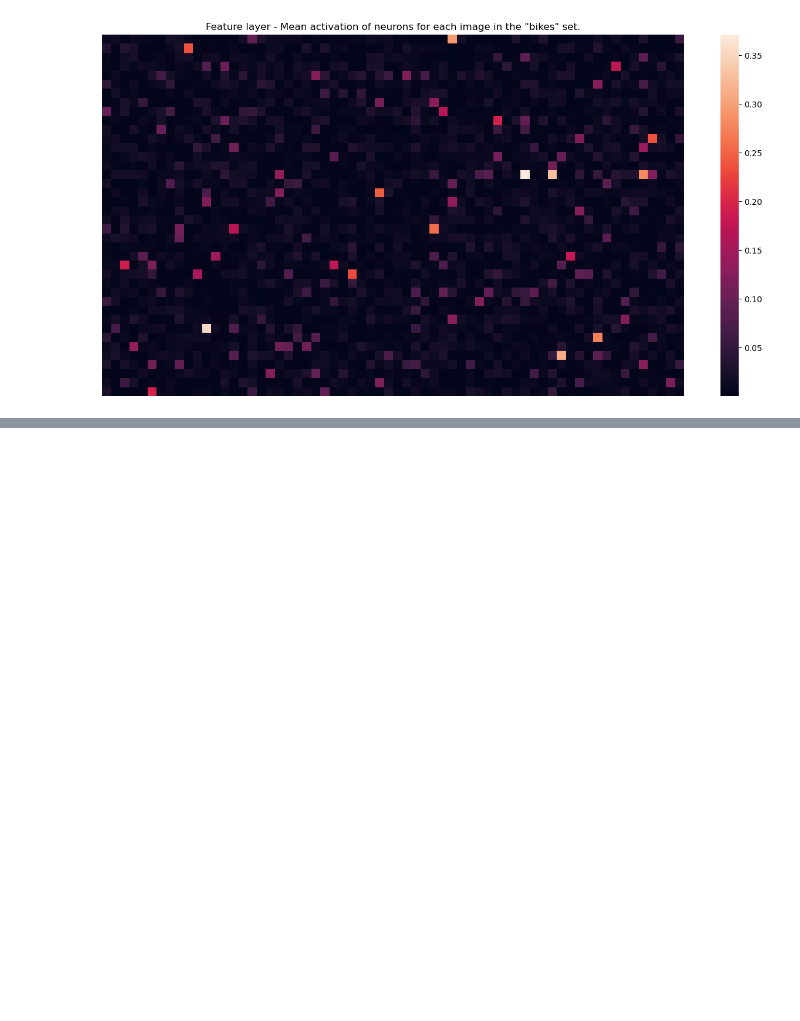
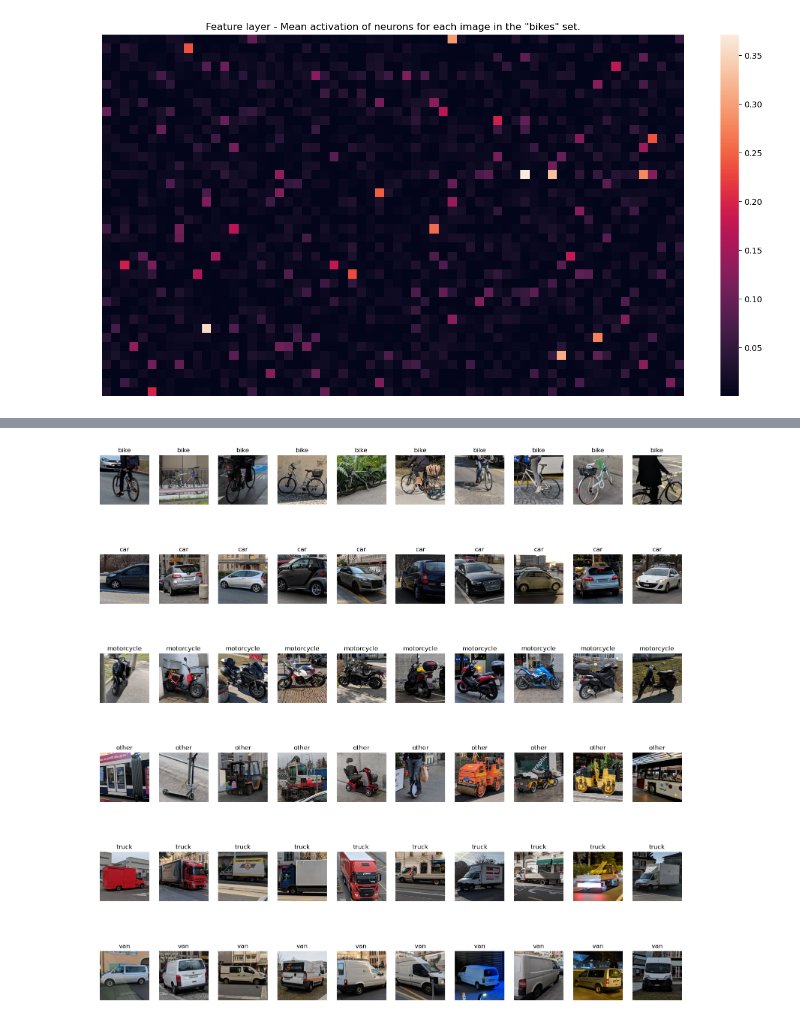
Before and after one commit to FlorianFasmeyer/transfer-learning, a Jupyter notebook: transfer-learning.ipynb, the cells around one changed output, grey strips where cells are left out. Drawn from its saved outputs; the diff is of its cells as text; code cells hidden in the pictures; blank space fills up the shorter version.

Commit message:
Add Data Exploration Chapter

```diff
--- a/transfer-learning.ipynb
+++ b/transfer-learning.ipynb
@@ -191,0 +208,17 @@ show_feature_map(X_train_feat[y_train == BIKE], 'bikes')
+# %%
+# Manual sample review.
+    # Notice the extreme variety found in the "other" class. It is used for unclassified vehicles.
+labels = pd.DataFrame({'label':y_train})
+indexes = labels.groupby('label').head(10).sort_values('label').index
+fig, ax = plt.subplots(6, 10, figsize=(20,20))
+axes = ax.flatten()
+class_dict = dict(zip(encoder.transform(encoder.classes_), encoder.classes_))
+for i, axe in enumerate(axes):
+    index = indexes[i]
+    axe.imshow(X_train[index])
+    axe.axis('off')
+    axe.set_title(class_dict[y_train[index]])
+
+plt.show()
+# %% [output]
+[figure, added]
```
Also changed, not shown: parts of 10 cells of this notebook.
